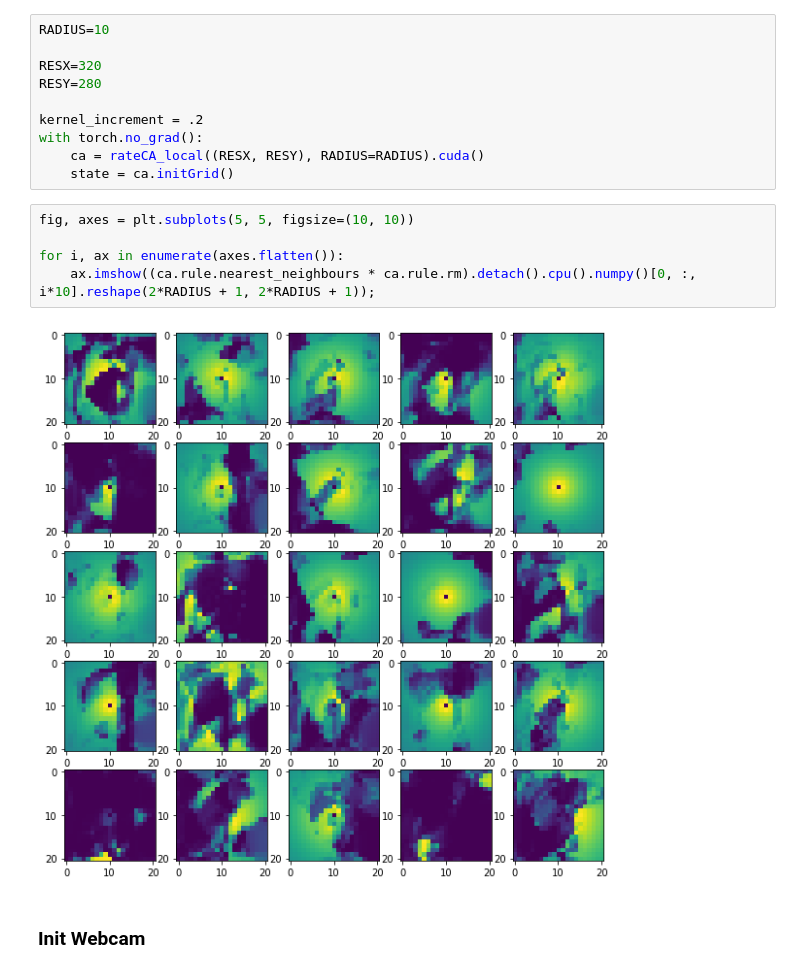
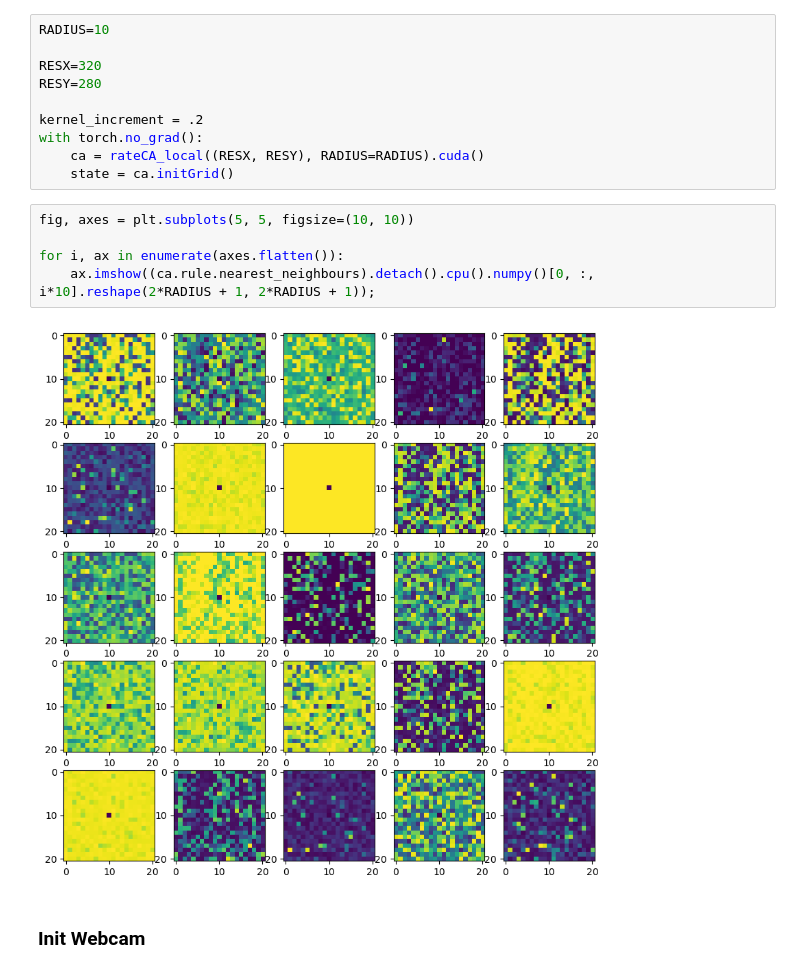
Before and after one commit to heysoos/neuralart, a Jupyter notebook: notebooks/rateCA_pygame-local.ipynb, the cells around one changed output. Saved outputs shown, nothing was run; the diff lists cells and outputs as text.

Commit message:
making phase diagrams of stuff

```diff
--- a/notebooks/rateCA_pygame-local.ipynb
+++ b/notebooks/rateCA_pygame-local.ipynb
@@ -107,10 +107,10 @@ with torch.no_grad():
 # %%
 fig, axes = plt.subplots(5, 5, figsize=(10, 10))
 
 for i, ax in enumerate(axes.flatten()):
-    ax.imshow((ca.rule.nearest_neighbours * ca.rule.rm).detach().cpu().numpy()[0, :, i*10].reshape(2*RADIUS + 1, 2*RADIUS + 1));
+    ax.imshow((ca.rule.nearest_neighbours).detach().cpu().numpy()[0, :, i*10].reshape(2*RADIUS + 1, 2*RADIUS + 1));
 # %% [output]
-[figure, old version]
+[figure, new version]
 # %% [markdown]
 ### Init Webcam
 # %%
```
Also changed, not shown: parts of 7 cells of this notebook, 3 other files.
